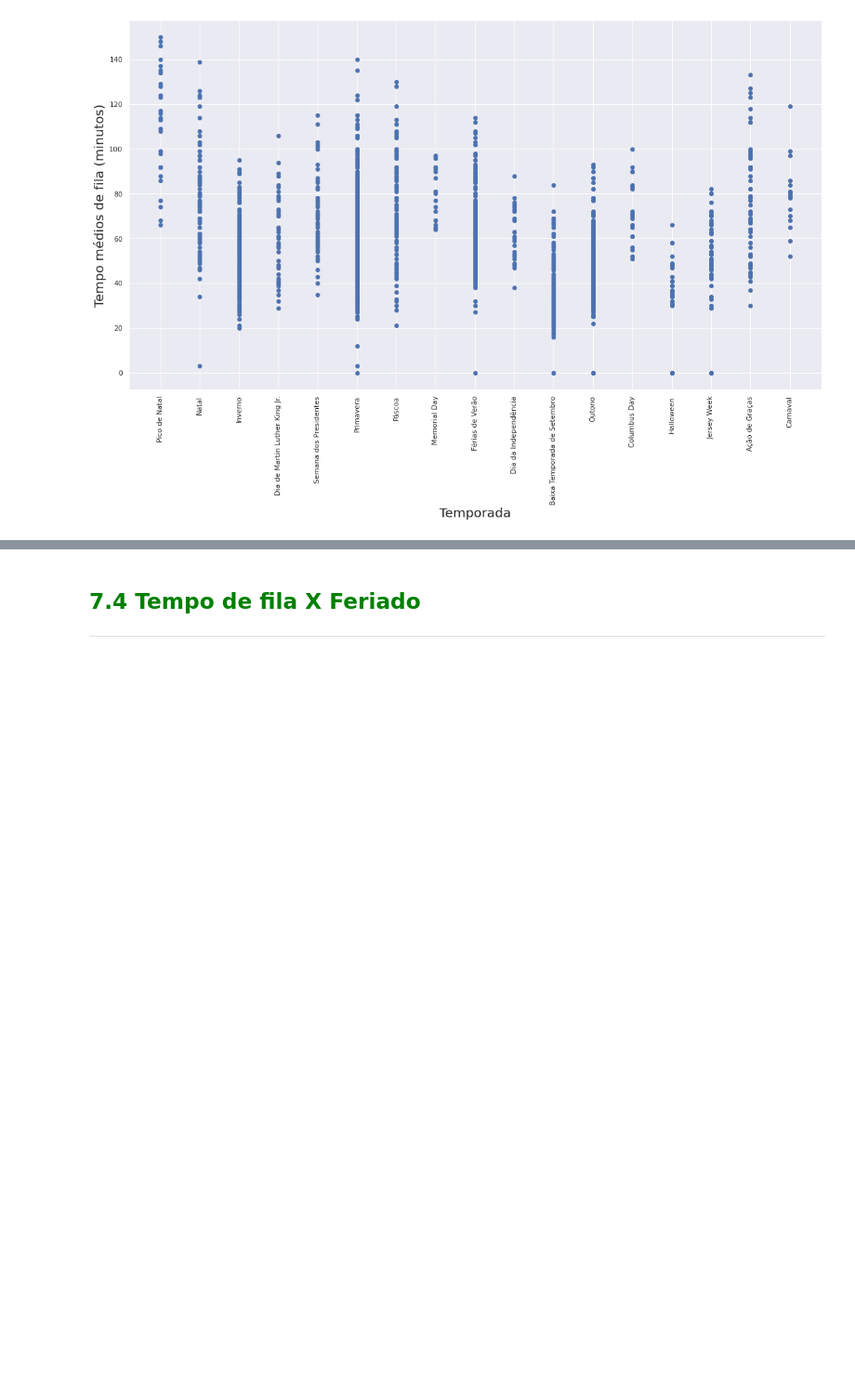
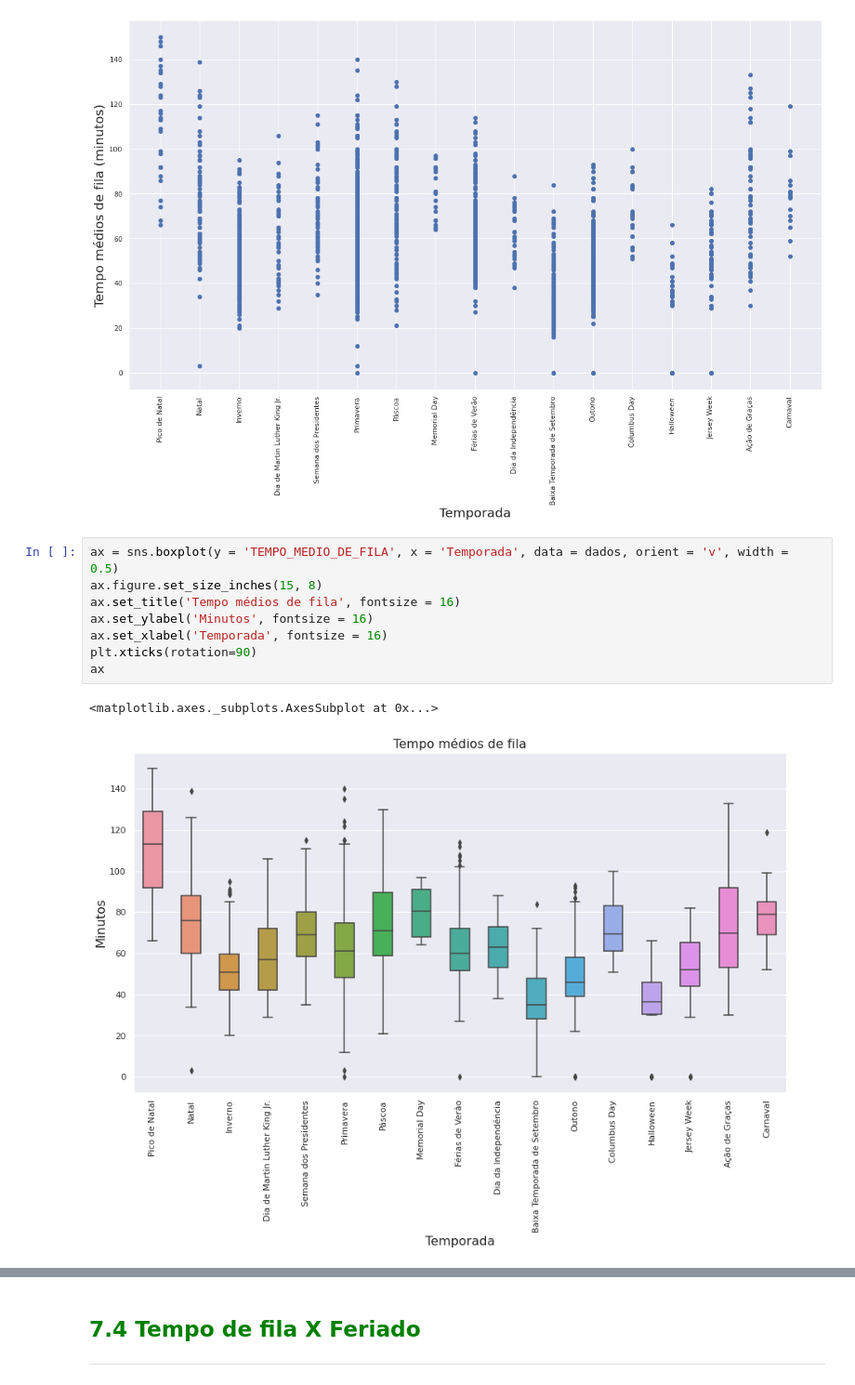
Before and after one commit to LuisFTacla/WDW_Attendance_Calculator, a Jupyter notebook: Analise_Rock_n_Roller_Coaster.ipynb, the cells around one changed output, grey strips where cells are left out. Shown at 93% size. Saved outputs shown, nothing was run; the diff lists cells and outputs as text; blank space fills up the shorter version.

```diff
--- a/Analise_Rock_n_Roller_Coaster.ipynb
+++ b/Analise_Rock_n_Roller_Coaster.ipynb
@@ -1214,3 +1256,14 @@ plt.xticks(rotation = 90)
 ([0, 1, 2, 3, 4, 5, 6, 7, 8, 9, 10, 11, 12, 13, 14, 15, 16],
  <a list of 17 Text major ticklabel objects>)
 [figure]
+# %%
+ax = sns.boxplot(y = 'TEMPO_MEDIO_DE_FILA', x = 'Temporada', data = dados, orient = 'v', width = 0.5)
+ax.figure.set_size_inches(15, 8)
+ax.set_title('Tempo médios de fila', fontsize = 16)
+ax.set_ylabel('Minutos', fontsize = 16)
+ax.set_xlabel('Temporada', fontsize = 16)
+plt.xticks(rotation=90)
+ax
+# %% [output]
+<matplotlib.axes._subplots.AxesSubplot at 0x...>
+[figure, added]
```
Also changed, not shown: parts of 14 cells of this notebook.
